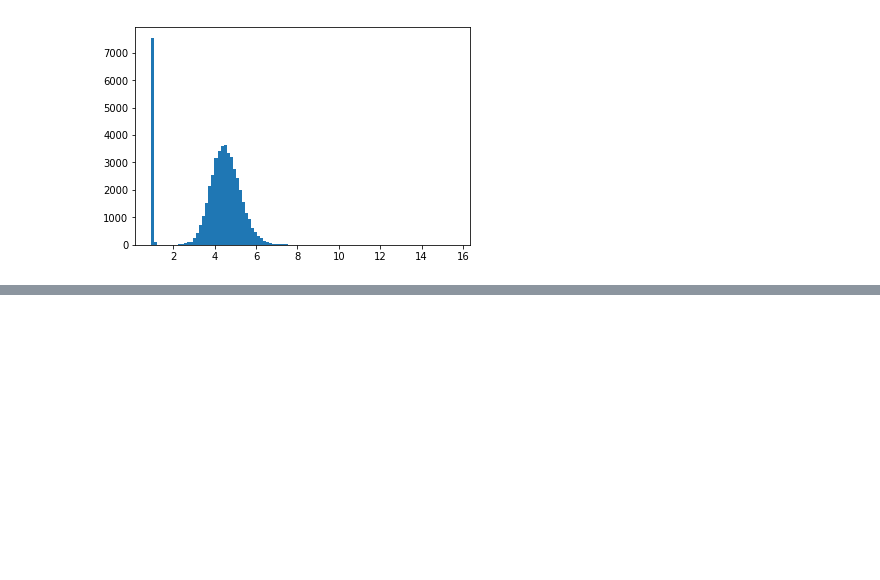
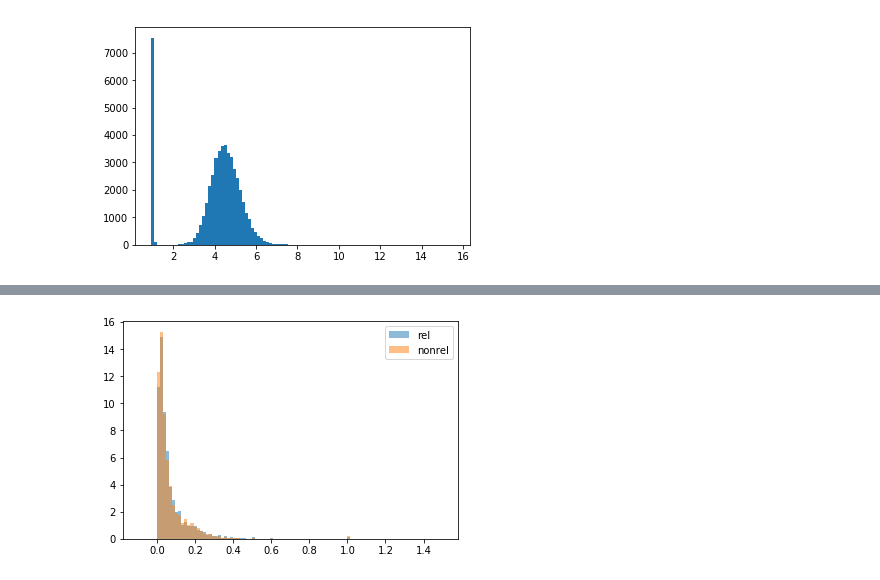
Before and after one commit to jzbjyb/rri_match, a Jupyter notebook: quick_test.ipynb, the cells around one changed output, grey strips where cells are left out. Drawn from its saved outputs; the diff is of its cells as text; code cells hidden in the pictures; blank space fills up the shorter version.

```diff
--- a/quick_test.ipynb
+++ b/quick_test.ipynb
@@ -135,0 +158,4 @@ emb_vis('data/bing/w2v')
+# %%
+density_vis('density_test_relative_02.data')
+# %% [output]
+[figure, added]
```
Also changed, not shown: parts of 12 cells of this notebook, 2 other files.
